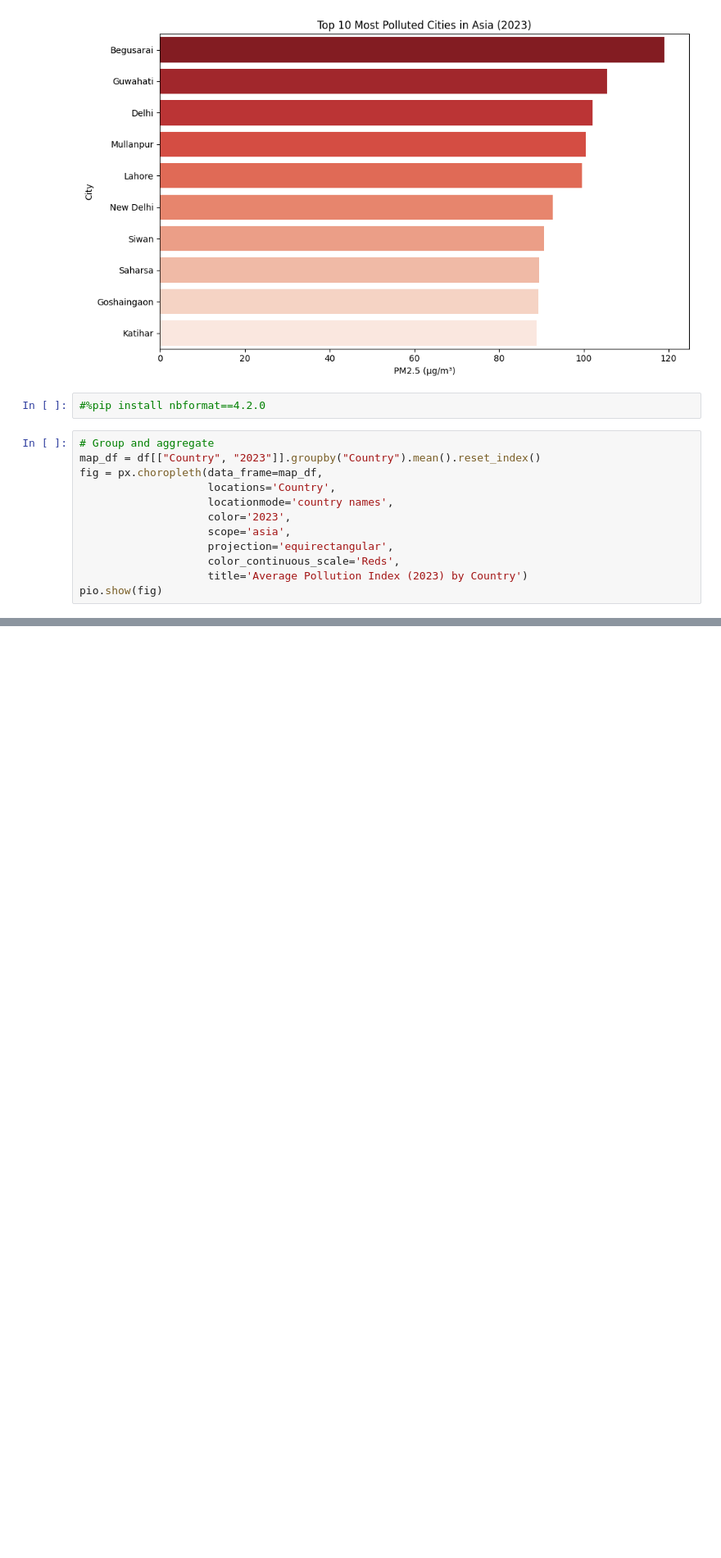
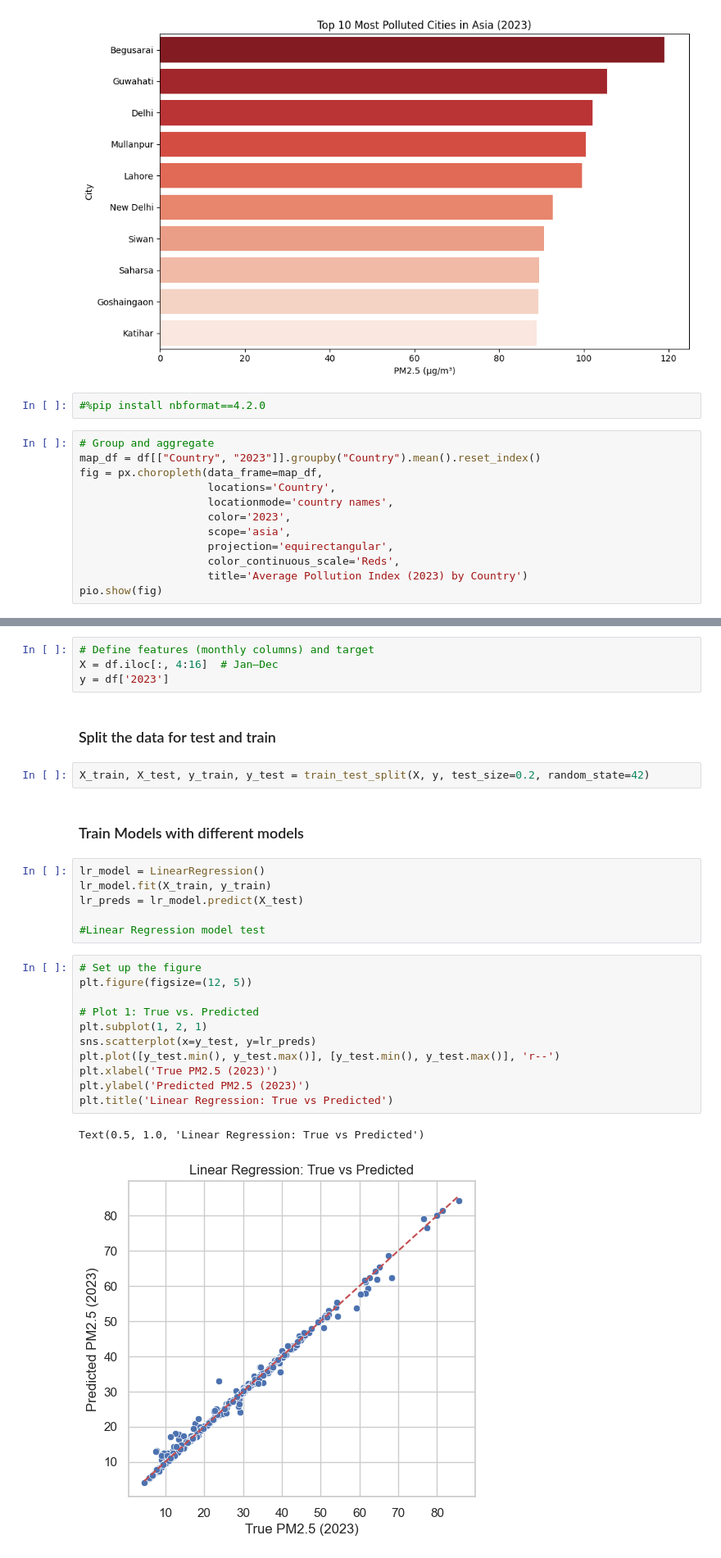
Before and after one commit to bochida/Air-quality-analysis-and-prediction, a Jupyter notebook: test.ipynb, the cells around one changed output, grey strips where cells are left out. Shown at 82% size. Saved outputs shown, nothing was run; the diff lists cells and outputs as text; blank space fills up the shorter version.

Commit message:
linear regression and random forest implementation

```diff
--- a/test.ipynb
+++ b/test.ipynb
@@ -365,0 +374,30 @@ A heatmap was generated to display monthly PM2.5 levels for the Asia countries.
+# %%
+# Define features (monthly columns) and target
+X = df.iloc[:, 4:16]  # Jan–Dec
+y = df['2023']
+# %% [markdown]
+### Split the data for test and train
+# %%
+X_train, X_test, y_train, y_test = train_test_split(X, y, test_size=0.2, random_state=42)
+# %% [markdown]
+### Train Models with different models
+# %%
+lr_model = LinearRegression()
+lr_model.fit(X_train, y_train)
+lr_preds = lr_model.predict(X_test)
+
+#Linear Regression model test
+# %%
+# Set up the figure
+plt.figure(figsize=(12, 5))
+
+# Plot 1: True vs. Predicted
+plt.subplot(1, 2, 1)
+sns.scatterplot(x=y_test, y=lr_preds)
+plt.plot([y_test.min(), y_test.max()], [y_test.min(), y_test.max()], 'r--')
+plt.xlabel('True PM2.5 (2023)')
+plt.ylabel('Predicted PM2.5 (2023)')
+plt.title('Linear Regression: True vs Predicted')
+# %% [output]
+Text(0.5, 1.0, 'Linear Regression: True vs Predicted')
+[figure, added]
```
Also changed, not shown: parts of 8 cells of this notebook, 4 other files.
